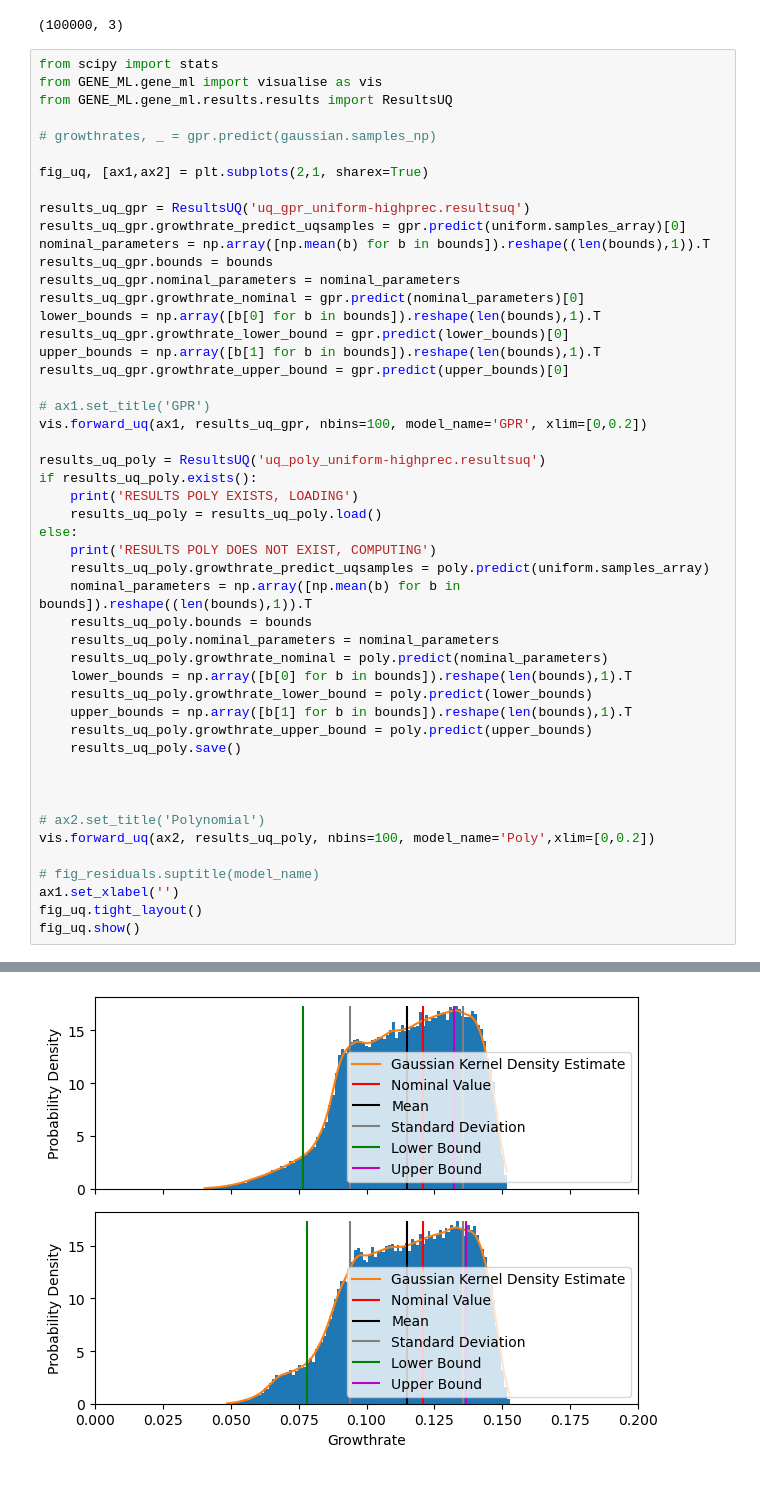
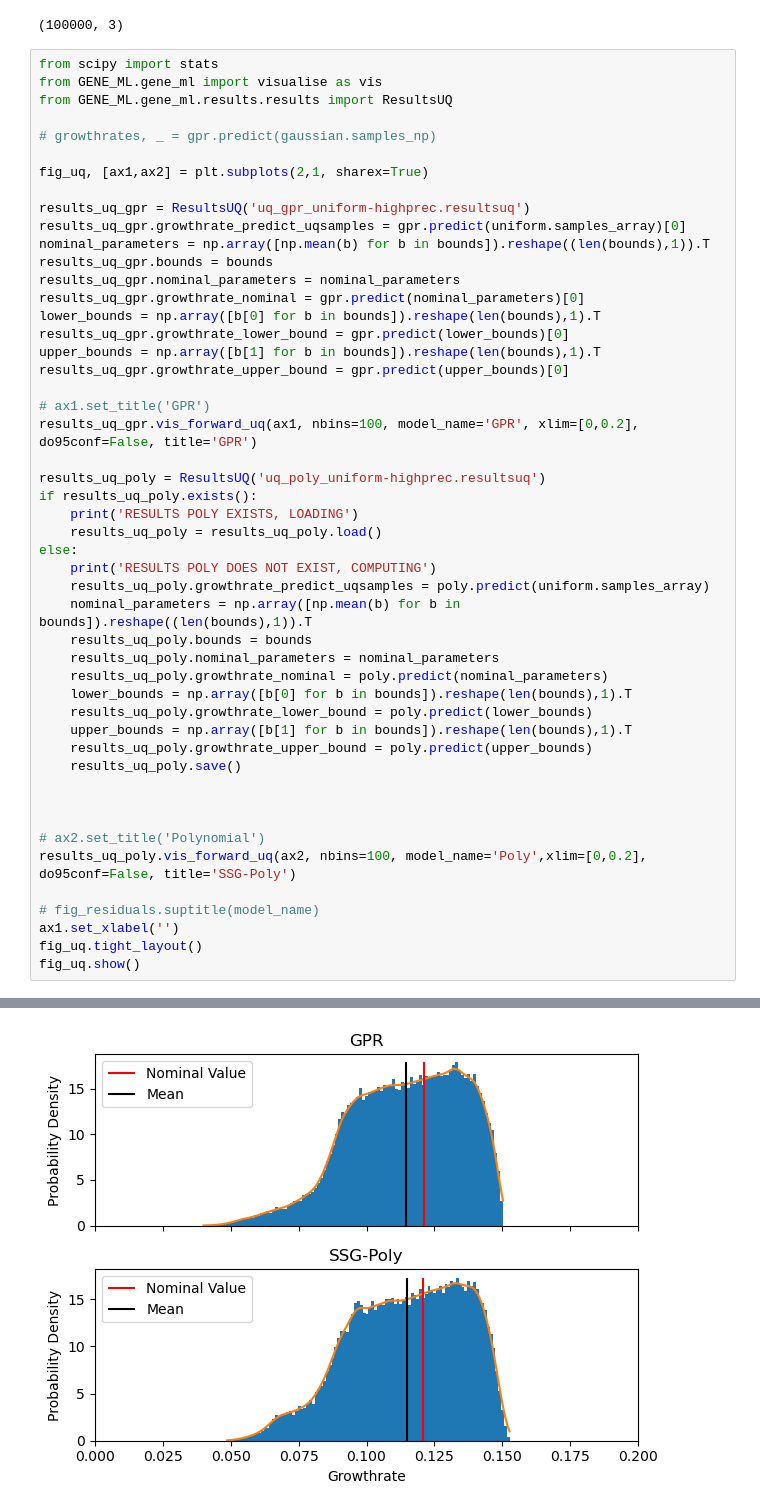
Before and after one commit to DanHarJor/GENE_UQ, a Jupyter notebook: staticSG.ipynb, the cells around one changed output, grey strips where cells are left out. Cells and saved outputs as stored; diff of their text form; blank space fills up the shorter version.

Commit message:
update after I fixed the mode transition test plots

```diff
--- a/staticSG.ipynb
+++ b/staticSG.ipynb
@@ -516,7 +576,7 @@ upper_bounds = np.array([b[1] for b in bounds]).reshape(len(bounds),1).T
 results_uq_gpr.growthrate_upper_bound = gpr.predict(upper_bounds)[0]
 
 # ax1.set_title('GPR')
-vis.forward_uq(ax1, results_uq_gpr, nbins=100, model_name='GPR', xlim=[0,0.2])
+results_uq_gpr.vis_forward_uq(ax1, nbins=100, model_name='GPR', xlim=[0,0.2], do95conf=False, title='GPR')
 
 results_uq_poly = ResultsUQ('uq_poly_uniform-highprec.resultsuq')
 if results_uq_poly.exists():
@@ -538,7 +598,7 @@ else:
 
 
 # ax2.set_title('Polynomial')
-vis.forward_uq(ax2, results_uq_poly, nbins=100, model_name='Poly',xlim=[0,0.2])
+results_uq_poly.vis_forward_uq(ax2, nbins=100, model_name='Poly',xlim=[0,0.2], do95conf=False, title='SSG-Poly')
 
 # fig_residuals.suptitle(model_name)
 ax1.set_xlabel('')
@@ -550,2 +616,2 @@ RESULTS POLY EXISTS, LOADING
 MEAN VAR 0.11477173211085616 0.00043092748735684076
-[figure, old version]
+[figure, new version]
```
Also changed, not shown: parts of 18 cells of this notebook, 1 other file.
